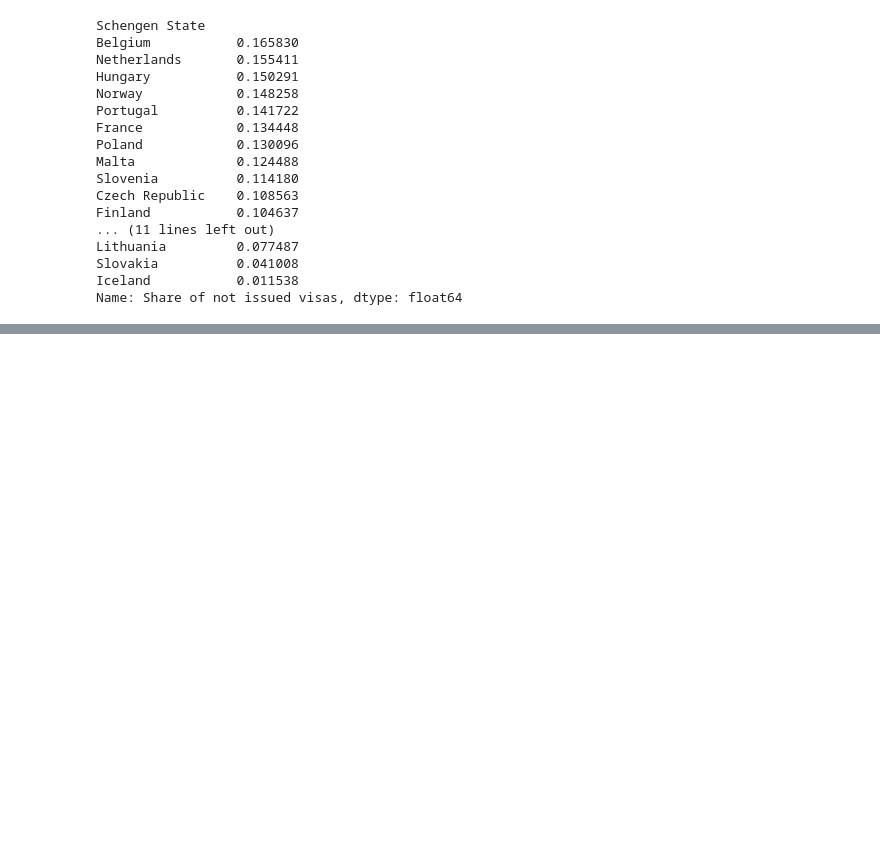
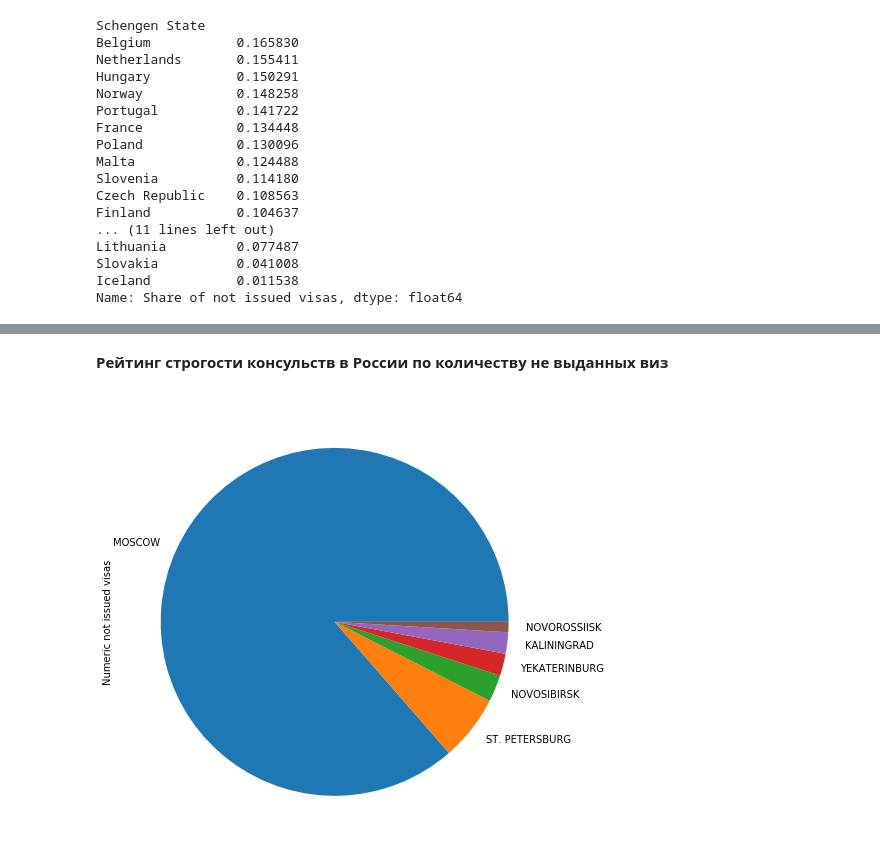
Before and after one commit to Tsukimy/shengen_project, a Jupyter notebook: schengen_rus.ipynb, the cells around one changed output, grey strips where cells are left out. Cells and saved outputs as stored; diff of their text form; code cells hidden in the pictures; blank space fills up the shorter version.

```diff
--- a/schengen_rus.ipynb
+++ b/schengen_rus.ipynb
@@ -377,0 +370,8 @@ Name: Share of issued visas, dtype: float64
+# %% [markdown]
+**Рейтинг строгости консульств в России по количеству не выданных виз**
+# %%
+numeric_data[numeric_data['Country where consulate is located'] == 'RUSSIAN FEDERATION']\
+    .groupby(['Consulate'])['Numeric not issued visas'].sum().sort_values(ascending = False).head(6)\
+.plot(kind='pie', subplots=True, figsize=(8, 8));
+# %% [output]
+[figure, added]
```
Also changed, not shown: parts of 27 cells of this notebook.
